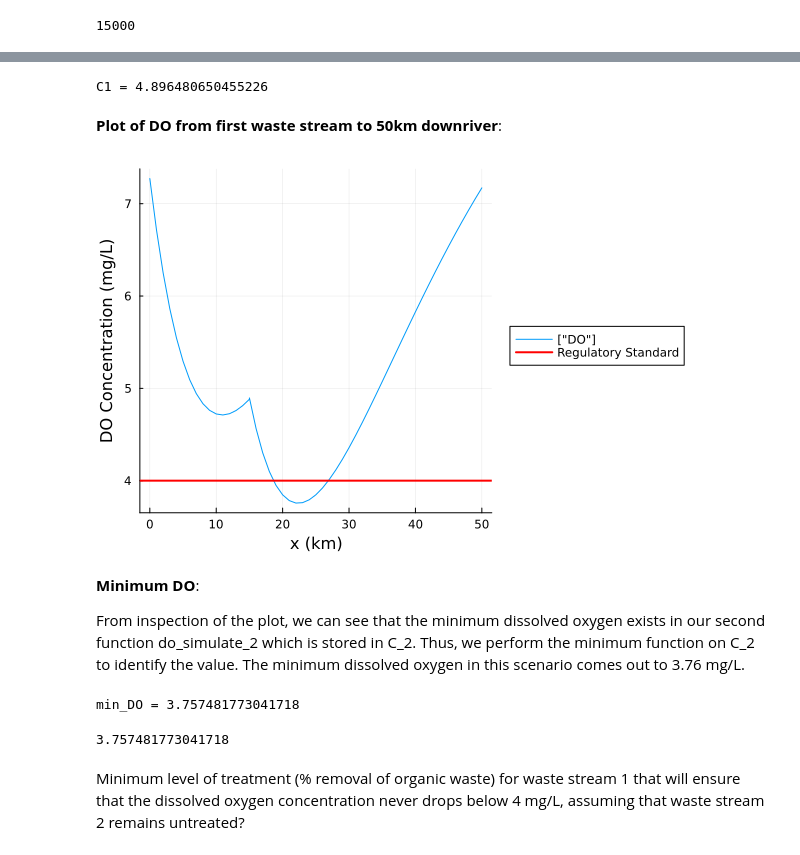
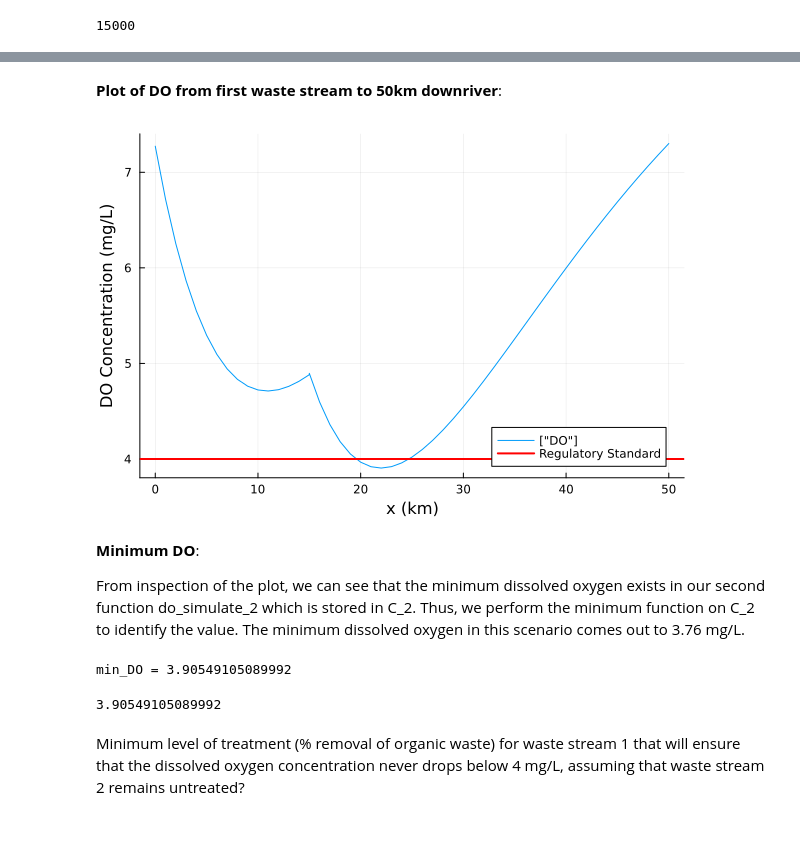
Before and after one commit to BEE4750-FA24/hw3-isamabay, a Jupyter notebook: hw03.ipynb, the cells around one changed output, grey strips where cells are left out. Cells and saved outputs as stored; diff of their text form; code cells hidden in the pictures.

```diff
--- a/hw03.ipynb
+++ b/hw03.ipynb
@@ -121,13 +180,18 @@ function do_simulate(x,Cs,C0,B0,N0,ka,kc,kn,U)
     a_2 = (kc/(ka-kc))*(exp(-kc*x/U)-exp(-ka*x/U))
     a_3 = (kn/(ka-kn))*(exp(-kn*x/U)-exp(-ka*x/U))
     C = Cs*(1-a_1)+C0*(a_1)-B0*(a_2)-N0*(a_3)
+
     return C
 end
 
 #DO concentration at 15 km
-C15 = (do_simulate(15,Cs,C0,B0,N0,ka,kc,kn,U))
+conc_15km = (do_simulate(15,Cs,C0,B0,N0,ka,kc,kn,U))
+
+C15 = conc_15km
 CBOD_15 = B0*exp(-kc*15/U)
-NBOD_15 = N0*exp(-kn*15/U)
+NBOD_15 = N0*exp(-kc*15/U)
+
+
 
 x = 0:15
 C = (y -> do_simulate(y,Cs,C0,B0,N0,ka,kc,kn,U)).(x);
@@ -138,7 +202,6 @@ C1 = ((C15*(Qr+Qw1))+(Cw2_DO*Qw2)) / (Qr+Qw1+Qw2) #DO Concentration
 B1 = ((CBOD_15*(Qr+Qw1))+(Cw2_CBOD*Qw2))/(Qr+Qw1+Qw2) #CBOD concentration
 N1 = ((NBOD_15*(Qr+Qw1))+(Cw2_NBOD*Qw2))/(Qr+Qw1+Qw2) #NBOD concentration
 
-@show C1
 
 d = 15:50
 
@@ -153,23 +216,21 @@ function do_simulate_2(d,Cs,C1,B1,N1,ka,kc,kn,U)
 end
 
 C_2 = (y -> do_simulate_2(y-15,Cs,C1,B1,N1,ka,kc,kn,U)).(d);
-# %% [output]
-C1 = 4.896480650455226
 # %% [markdown]
 **Plot of DO from first waste stream to 50km downriver**:
 # %%
 using Plots
 using LaTeXStrings
 
 # plot outputs
-p1 = plot([x;d], [C;C_2]; label=["DO"], legend=:outerright, xlabel="x (km)", ylabel="DO Concentration (mg/L)", show = true)
+p1 = plot([x;d], [C;C_2]; label=["DO"], xlabel="x (km)", ylabel="DO Concentration (mg/L)", show = true)
 #plot(dist, y_vals, show=true)
 
 # Add horizontal line for the regulatory standard
 hline!([4], color=:red, linewidth=2, label="Regulatory Standard")
 display(p1)
 # %% [output]
-[figure, old version]
+[figure, new version]
 # %% [markdown]
 **Minimum DO**:
 
@@ -178,7 +239,7 @@ From inspection of the plot, we can see that the minimum dissolved oxygen exists
 min_DO = minimum(C_2)
 @show min_DO
 # %% [output]
-min_DO = 3.757481773041718
+min_DO = 3.90549105089992
-3.757481773041718
+3.90549105089992
 # %% [markdown]
 Minimum level of treatment (% removal of organic waste) for waste stream 1 that will ensure that the dissolved oxygen concentration never drops below 4 mg/L, assuming that waste stream 2 remains untreated?
```
Also changed, not shown: parts of 15 cells of this notebook, 1 other file.
